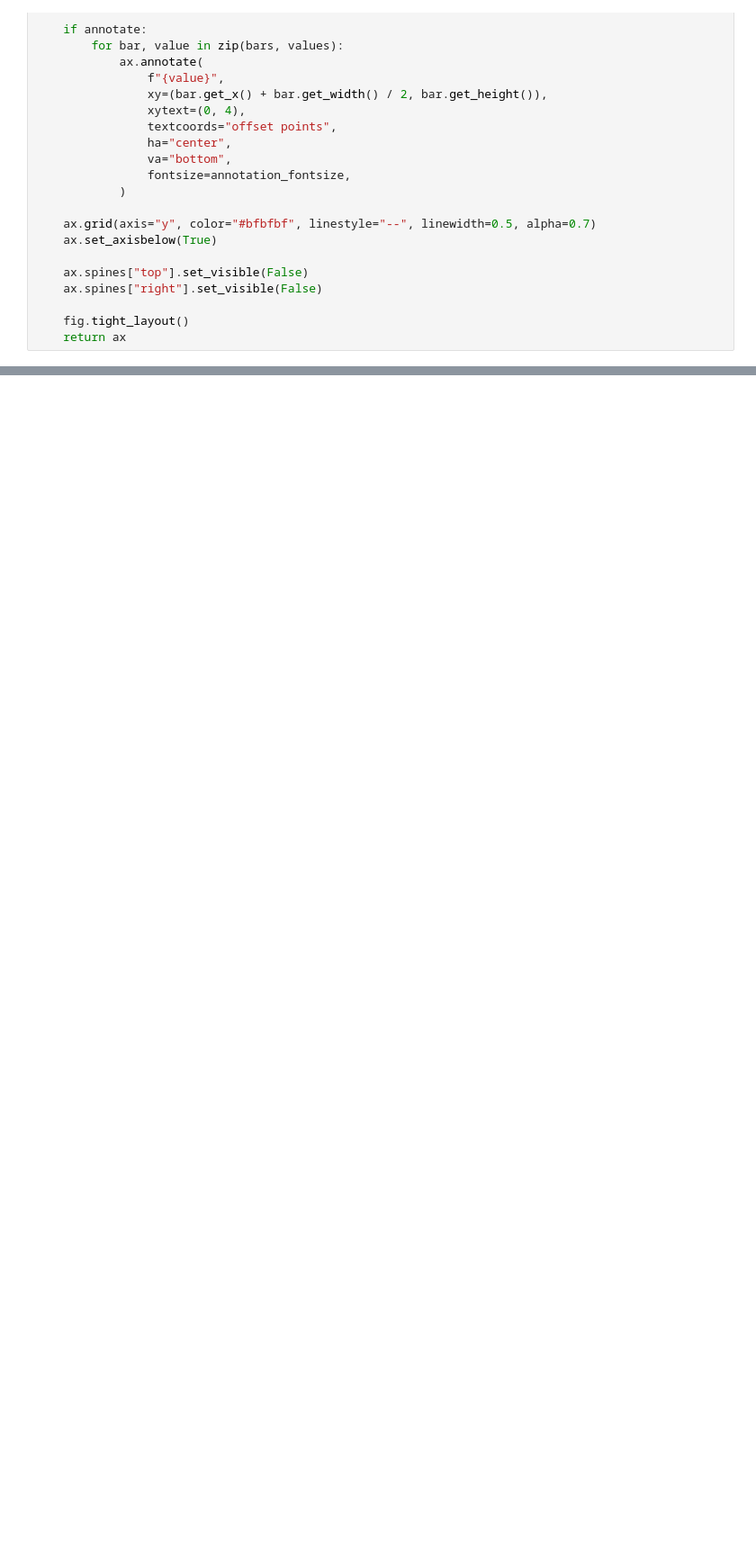
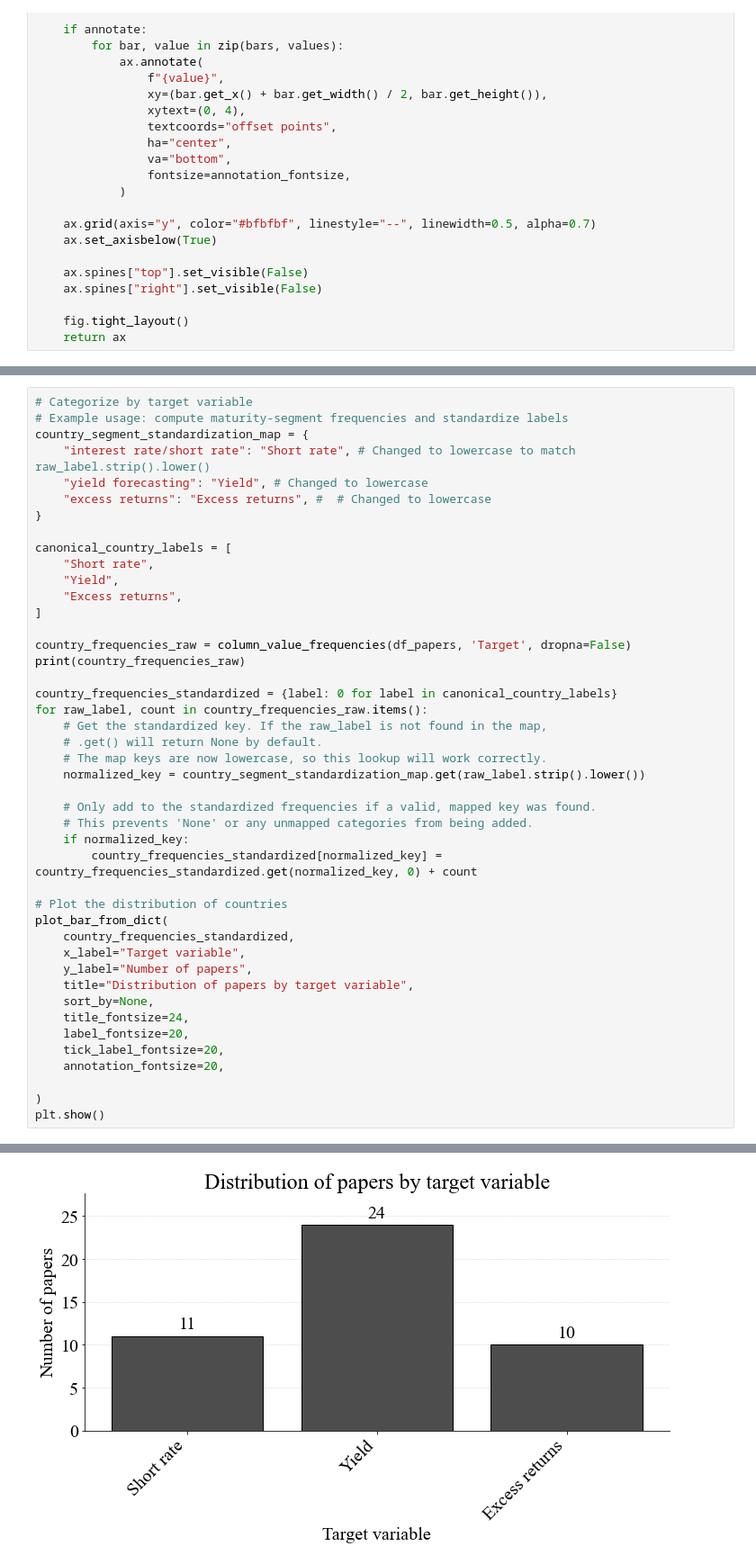
Before and after one commit to OlavNymo/literature_review, a Jupyter notebook: Analysis/plots_datasets_and_variables.ipynb, the cells around one changed output, grey strips where cells are left out. Shown at 90% size. Drawn from its saved outputs; the diff is of its cells as text; blank space fills up the shorter version.

```diff
--- a/Analysis/plots_datasets_and_variables.ipynb
+++ b/Analysis/plots_datasets_and_variables.ipynb
@@ -252,0 +263,45 @@ plt.show()
+# %%
+# Categorize by target variable
+# Example usage: compute maturity-segment frequencies and standardize labels
+country_segment_standardization_map = {
+    "interest rate/short rate": "Short rate", # Changed to lowercase to match raw_label.strip().lower()
+    "yield forecasting": "Yield", # Changed to lowercase
+    "excess returns": "Excess returns", #  # Changed to lowercase
+}
+
+canonical_country_labels = [
+    "Short rate",
+    "Yield",
+    "Excess returns",
+]
+
+country_frequencies_raw = column_value_frequencies(df_papers, 'Target', dropna=False)
+print(country_frequencies_raw)
+
+country_frequencies_standardized = {label: 0 for label in canonical_country_labels}
+for raw_label, count in country_frequencies_raw.items():
+    # Get the standardized key. If the raw_label is not found in the map,
+    # .get() will return None by default.
+    # The map keys are now lowercase, so this lookup will work correctly.
+    normalized_key = country_segment_standardization_map.get(raw_label.strip().lower())
+
+    # Only add to the standardized frequencies if a valid, mapped key was found.
+    # This prevents 'None' or any unmapped categories from being added.
+    if normalized_key:
+        country_frequencies_standardized[normalized_key] = country_frequencies_standardized.get(normalized_key, 0) + count
+
+# Plot the distribution of countries
+plot_bar_from_dict(
+    country_frequencies_standardized,
+    x_label="Target variable",
+    y_label="Number of papers",
+    title="Distribution of papers by target variable",
+    sort_by=None,
+    title_fontsize=24,
+    label_fontsize=20,
+    tick_label_fontsize=20,
+    annotation_fontsize=20,
+
+)
+plt.show()
+# %% [output]
@@ -253,2 +309,3 @@ plt.show()
+[figure, added]
 # %%
 # Categorize model classes and plot their frequency
```
Also changed, not shown: parts of 5 cells of this notebook, 17 other files.
